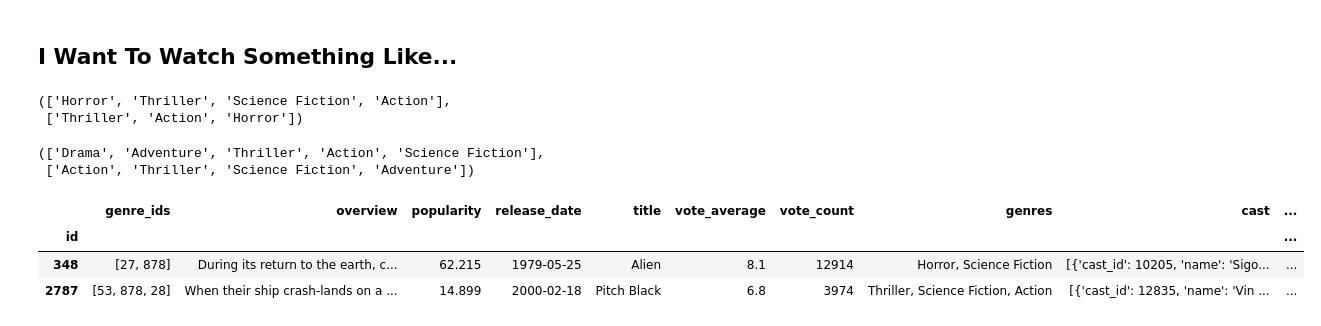
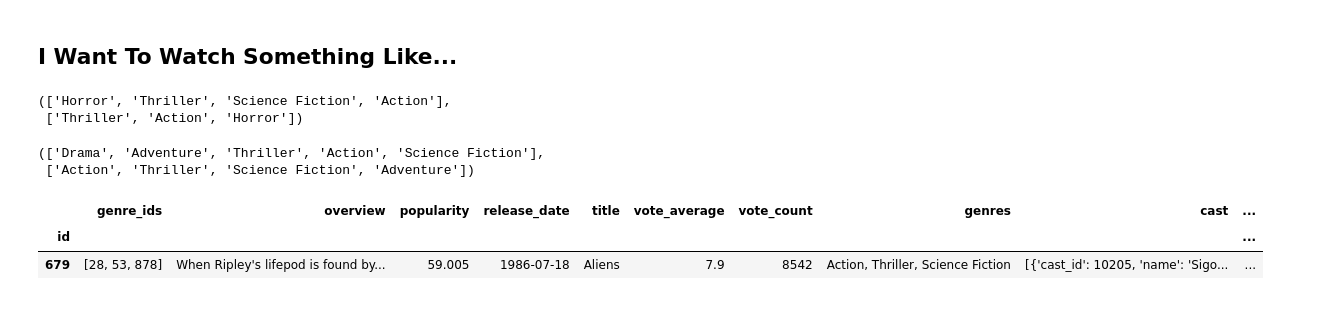
Before and after one commit to fadeeva/normal_projects, a Jupyter notebook: Popular_10000_movies_listed_on_TMDb/prsnt.ipynb, the cells around one changed output. Saved outputs shown, nothing was run; the diff lists cells and outputs as text; code cells hidden in the pictures.

```diff
--- a/Popular_10000_movies_listed_on_TMDb/prsnt.ipynb
+++ b/Popular_10000_movies_listed_on_TMDb/prsnt.ipynb
@@ -824,7 +824,7 @@ class IWantToWatchSomethingLike:
             genres = Genres(self.like_df)
             genres_list = genres.reduce_genres()
 
-            s = VECTORS['genres'].loc[r.index]
+            s = VECTORS['genres'].loc[recommendation.index]
             s = s[s[list(set(GENRES)-set(genres_list))].sum(axis=1)==0][genres_list]
 
             recommendation = recommendation.loc[s.index]
@@ -842,7 +842,7 @@ class IWantToWatchSomethingLike:
                         ]
 
     def get_rating_from_like_movies(self)->float:
-        return self.like_df['vote_average'].min()-0.2
+        return self.like_df['vote_average'].min()-1
 
     def convert_like_info_into_df(self)->pd.DataFrame:
         return movies_df[movies_df['title'].isin(self.like)]
@@ -853,13 +853,12 @@ class IWantToWatchSomethingLike:
     def show_more_similar(self)->pd.DataFrame:
         pass
 # %%
-what_to_watch = IWantToWatchSomethingLike(['Alien', 'Pitch Black'])
+what_to_watch = IWantToWatchSomethingLike(['Aliens'])
 what_to_watch.show_what_i_like()
 # %% [output]
 |  | genre_ids | overview | popularity | release_date | title | vote_average | vote_count | genres | cast | ... |
 | id |  |  |  |  |  |  |  |  |  | ... |
-| 348 | [27, 878] | During its return to the earth, c... | 62.215 | 1979-05-25 | Alien | 8.1 | 12914 | Horror, Science Fiction | [{'cast_id': 10205, 'name': 'Sigo... | ... |
-| 2787 | [53, 878, 28] | When their ship crash-lands on a ... | 14.899 | 2000-02-18 | Pitch Black | 6.8 | 3974 | Thriller, Science Fiction, Action | [{'cast_id': 12835, 'name': 'Vin ... | ... |
+| 679 | [28, 53, 878] | When Ripley's lifepod is found by... | 59.005 | 1986-07-18 | Aliens | 7.9 | 8542 | Action, Thriller, Science Fiction | [{'cast_id': 10205, 'name': 'Sigo... | ... |
 # %%
 what_to_watch.show_recommendation(amount=-1)
 # %% [output]
```
Also changed, not shown: parts of 7 cells of this notebook.
